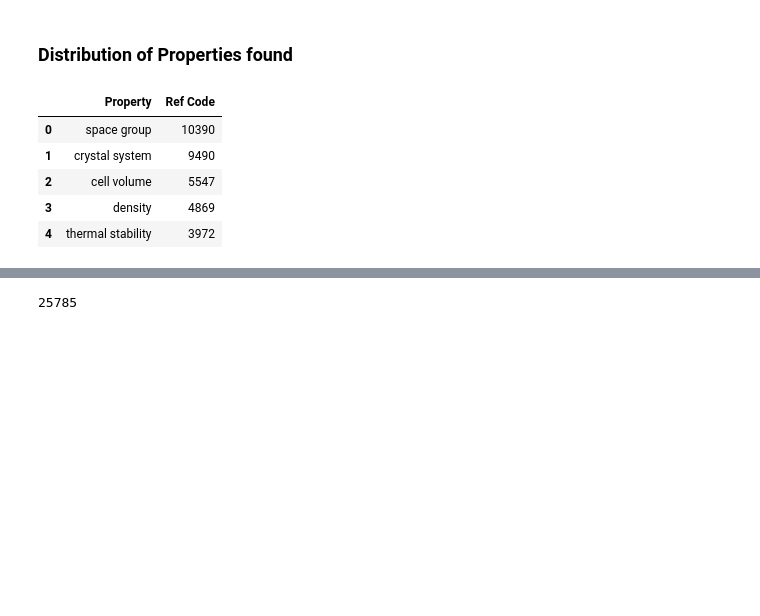
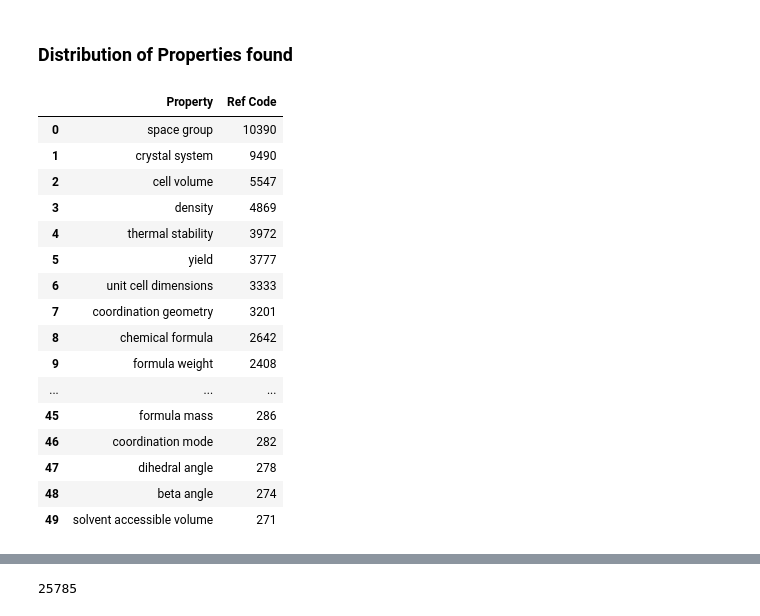
Before and after one commit to AI4ChemS/MOF_ChemUnity, a Jupyter notebook: ChemUnity_Visualizations.ipynb, the cells around one changed output, grey strips where cells are left out. Drawn from its saved outputs; the diff is of its cells as text; code cells hidden in the pictures; blank space fills up the shorter version.

```diff
--- a/ChemUnity_Visualizations.ipynb
+++ b/ChemUnity_Visualizations.ipynb
@@ -4,14 +4,14 @@ import numpy as np
 import matplotlib.pyplot as plt
 
 
-appl_df = pd.read_csv("/mnt/c/Users/Amro/Desktop/DOI LISTS/Processing Batches - results/applications.csv")
-props_df = pd.read_csv("/mnt/c/Users/Amro/Desktop/DOI LISTS/Processing Batches - results/all_properties.csv")
+appl_df = pd.read_csv("/mnt/c/Users/Amro/Downloads/applications.csv")
+props_df = pd.read_csv("/mnt/c/Users/Amro/Downloads/all_properties.csv")
 
 # matching_df = pd.read_csv("/mnt/c/Users/Amro/Desktop/DOI LISTS/Processing Batches - results/")
 
-doi_pub_df = pd.read_csv("/mnt/c/Users/Amro/Desktop/DOI LISTS/DOI_Publisher.csv")
+doi_pub_df = pd.read_csv("/mnt/c/Users/Amro/Downloads/DOI_Publisher.csv")
 
-ws_df = pd.read_csv("/mnt/c/Users/Amro/Desktop/DOI LISTS/Processing Batches - results/water_stability.csv")
+ws_df = pd.read_csv("/mnt/c/Users/Amro/Downloads/water_stability.csv")
 
 ws24_df = pd.read_csv("/mnt/c/Users/Amro/Downloads/labels.csv")
 # %% [markdown]
@@ -66,17 +66,28 @@ props_per_mof.plot(kind="bar")
 # %%
 dist_props = props_df
 dist_props["Property"] = dist_props["Property"].apply(lambda x: x.lower())
 dist_props = props_df[["Ref Code", "Property"]].groupby("Property").count().sort_values("Ref Code", ascending=False)
 
 dist_props.reset_index(inplace=True)
 
-dist_props.head()
+dist_props.head(50)
 # %% [output]
 |  | Property | Ref Code |
 | 0 | space group | 10390 |
 | 1 | crystal system | 9490 |
 | 2 | cell volume | 5547 |
 | 3 | density | 4869 |
 | 4 | thermal stability | 3972 |
+| 5 | yield | 3777 |
+| 6 | unit cell dimensions | 3333 |
+| 7 | coordination geometry | 3201 |
+| 8 | chemical formula | 2642 |
+| 9 | formula weight | 2408 |
+| ... | ... | ... |
+| 45 | formula mass | 286 |
+| 46 | coordination mode | 282 |
+| 47 | dihedral angle | 278 |
+| 48 | beta angle | 274 |
+| 49 | solvent accessible volume | 271 |
 # %%
 uptake_df = dist_props[dist_props["Property"].apply(lambda x: "uptake" in x.lower())]
```
Also changed, not shown: parts of 36 cells of this notebook.
